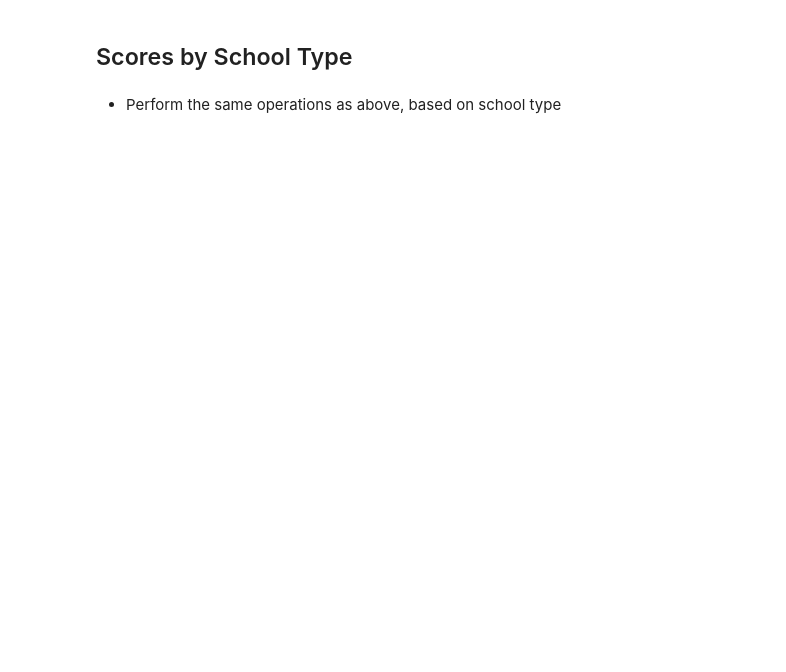
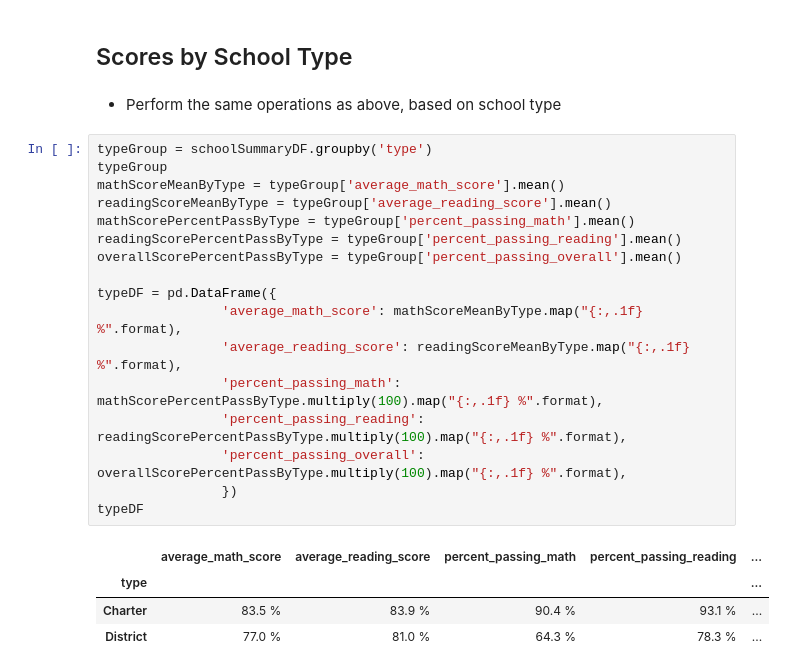
Before and after one commit to owenmeyer3/pandas-challenge, a Jupyter notebook: PyCitySchools/PyCitySchools_starter.ipynb, the cells around one changed output. Saved outputs shown, nothing was run; the diff lists cells and outputs as text; blank space fills up the shorter version.

```diff
--- a/PyCitySchools/PyCitySchools_starter.ipynb
+++ b/PyCitySchools/PyCitySchools_starter.ipynb
@@ -352,3 +377,25 @@ budgetBinDF
 ## Scores by School Type
 # %% [markdown]
 * Perform the same operations as above, based on school type
+# %%
+typeGroup = schoolSummaryDF.groupby('type')
+typeGroup
+mathScoreMeanByType = typeGroup['average_math_score'].mean()
+readingScoreMeanByType = typeGroup['average_reading_score'].mean()
+mathScorePercentPassByType = typeGroup['percent_passing_math'].mean()
+readingScorePercentPassByType = typeGroup['percent_passing_reading'].mean()
+overallScorePercentPassByType = typeGroup['percent_passing_overall'].mean()
+
+typeDF = pd.DataFrame({
+                'average_math_score': mathScoreMeanByType.map("{:,.1f} %".format),
+                'average_reading_score': readingScoreMeanByType.map("{:,.1f} %".format),
+                'percent_passing_math': mathScorePercentPassByType.multiply(100).map("{:,.1f} %".format),
+                'percent_passing_reading': readingScorePercentPassByType.multiply(100).map("{:,.1f} %".format),
+                'percent_passing_overall': overallScorePercentPassByType.multiply(100).map("{:,.1f} %".format),
+                })
+typeDF
+# %% [output]
+|  | average_math_score | average_reading_score | percent_passing_math | percent_passing_reading | ... |
+| type |  |  |  |  | ... |
+| Charter | 83.5 % | 83.9 % | 90.4 % | 93.1 % | ... |
+| District | 77.0 % | 81.0 % | 64.3 % | 78.3 % | ... |
```
Also changed, not shown: parts of 4 cells of this notebook.
